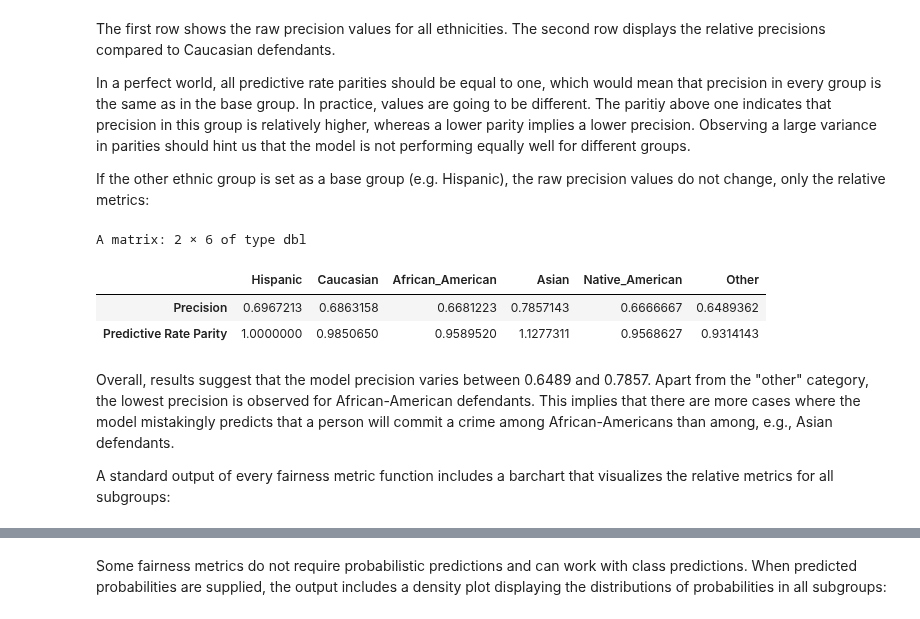
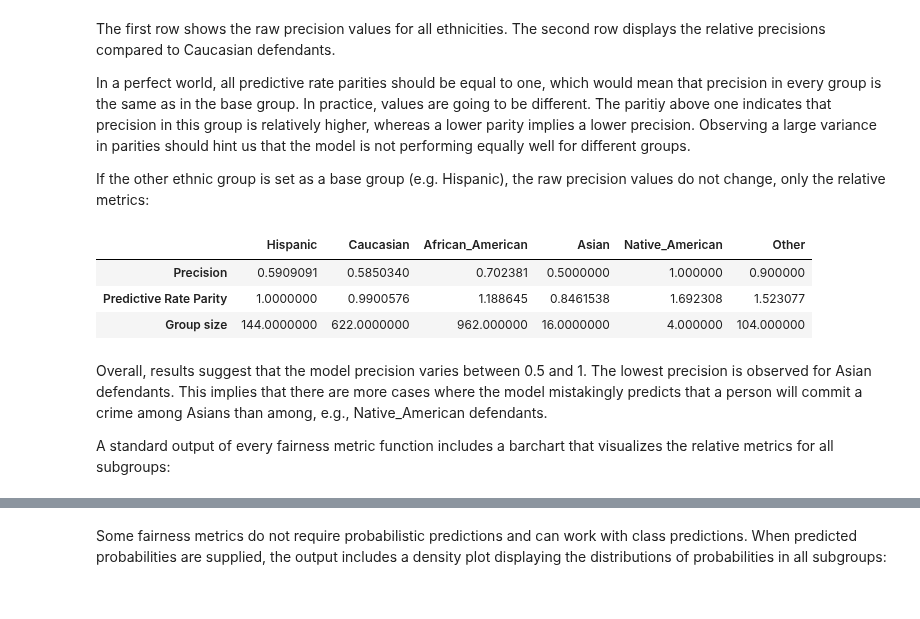
Before and after one commit to kozodoi/website, a Jupyter notebook: _notebooks/2020-05-01-fairness-tutorial.ipynb, the cells around one changed output, grey strips where cells are left out. Saved outputs shown, nothing was run; the diff lists cells and outputs as text; code cells hidden in the pictures.

```diff
--- a/_notebooks/2020-05-01-fairness-tutorial.ipynb
+++ b/_notebooks/2020-05-01-fairness-tutorial.ipynb
@@ -175,3 +168,5 @@ When working with probabilistic predictions, some metrics also require a cutoff
+# %%
+df_valid$Two_yr_Recidivism_01 <- ifelse(df_valid$Two_yr_Recidivism == 'yes', 1, 0)
 # %% [markdown]
 # 6. Computing fairness metrics
 
@@ -205,21 +199,20 @@ In a perfect world, all predictive rate parities should be equal to one, which w
 
 If the other ethnic group is set as a base group (e.g. Hispanic), the raw precision values do not change, only the relative metrics:
 # %%
-#collapse-show
 res1h <- pred_rate_parity(data         = df_valid,
-                          outcome      = 'Two_yr_Recidivism',
+                          outcome      = 'Two_yr_Recidivism_01',
+                          outcome_base = '0',
                           group        = 'ethnicity',
                           probs        = 'prob_1',
-                          preds_levels = c('no','yes'),
                           cutoff       = 0.5,
                           base         = 'Hispanic')
 res1h$Metric
 # %% [output]
-A matrix: 2 × 6 of type dbl
 |  | Hispanic | Caucasian | African_American | Asian | Native_American | Other |
-| Precision | 0.6967213 | 0.6863158 | 0.6681223 | 0.7857143 | 0.6666667 | 0.6489362 |
-| Predictive Rate Parity | 1.0000000 | 0.9850650 | 0.9589520 | 1.1277311 | 0.9568627 | 0.9314143 |
+| Precision | 0.5909091 | 0.5850340 | 0.702381 | 0.5000000 | 1.000000 | 0.900000 |
+| Predictive Rate Parity | 1.0000000 | 0.9900576 | 1.188645 | 0.8461538 | 1.692308 | 1.523077 |
+| Group size | 144.0000000 | 622.0000000 | 962.000000 | 16.0000000 | 4.000000 | 104.000000 |
 # %% [markdown]
-Overall, results suggest that the model precision varies between 0.6489 and 0.7857. Apart from the "other" category, the lowest precision is observed for African-American defendants. This implies that there are more cases where the model mistakingly predicts that a person will commit a crime among African-Americans than among, e.g., Asian defendants.
+Overall, results suggest that the model precision varies between 0.5 and 1. The lowest precision is observed for Asian defendants. This implies that there are more cases where the model mistakingly predicts that a person will commit a crime among Asians than among, e.g., Native_American defendants.
 
 A standard output of every fairness metric function includes a barchart that visualizes the relative metrics for all subgroups:
```
Also changed, not shown: parts of 38 cells of this notebook.
